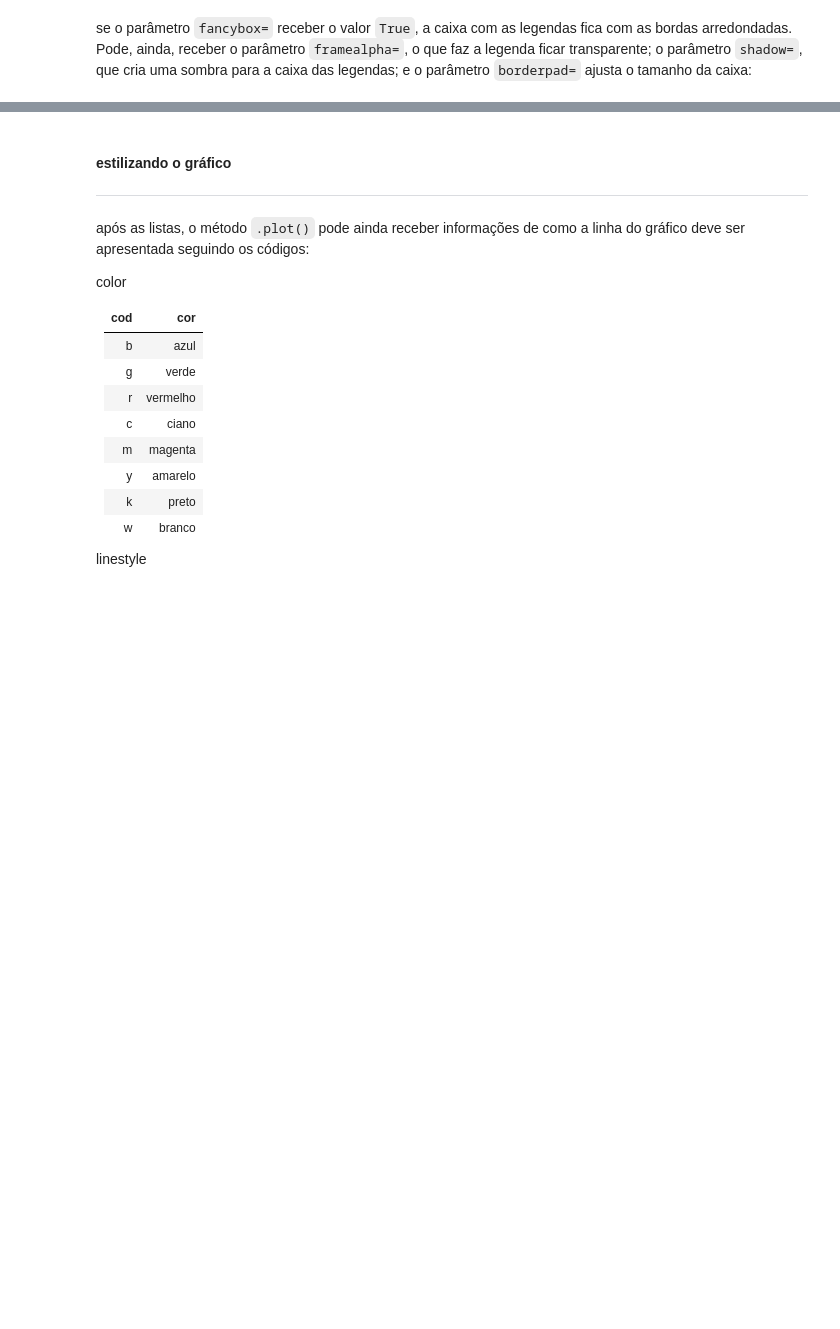
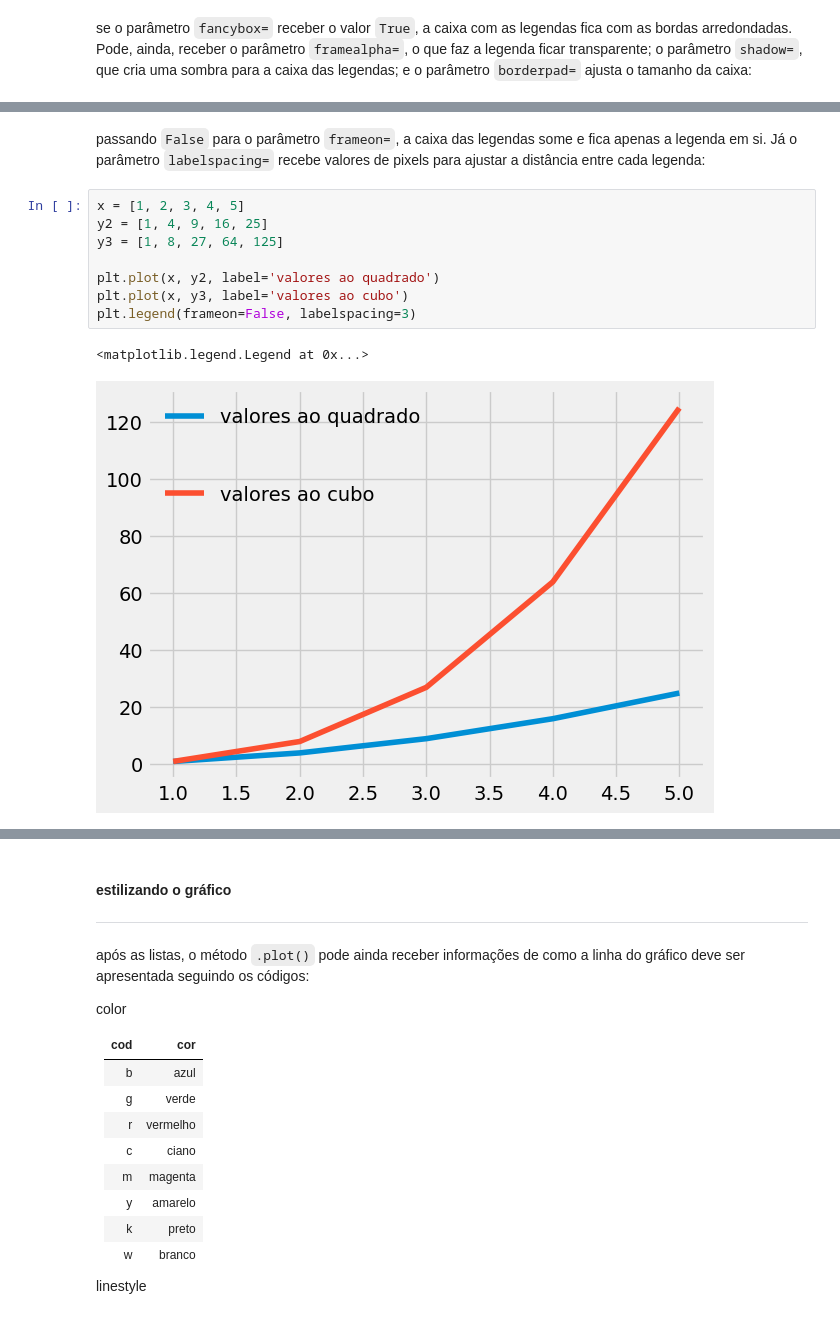
Before and after one commit to lucas-mt/studyPY, a Jupyter notebook: explicaçõesPY/módulos/matplotlib/linhas.ipynb, the cells around one changed output, grey strips where cells are left out. Saved outputs shown, nothing was run; the diff lists cells and outputs as text; blank space fills up the shorter version.

Commit message:
matplotlib: a saga continua

```diff
--- a/explicaçõesPY/módulos/matplotlib/linhas.ipynb
+++ b/explicaçõesPY/módulos/matplotlib/linhas.ipynb
@@ -164,0 +167,13 @@ plt.legend(fancybox=True, framealpha=0.5, shadow=True, borderpad=0.5)
+# %% [markdown]
+passando `False` para o parâmetro `frameon=`, a caixa das legendas some e fica apenas a legenda em si. Já o parâmetro `labelspacing=` recebe valores de pixels para ajustar a distância entre cada legenda:
+# %%
+x = [1, 2, 3, 4, 5]
+y2 = [1, 4, 9, 16, 25]
+y3 = [1, 8, 27, 64, 125]
+
+plt.plot(x, y2, label='valores ao quadrado')
+plt.plot(x, y3, label='valores ao cubo')
+plt.legend(frameon=False, labelspacing=3)
+# %% [output]
+<matplotlib.legend.Legend at 0x...>
+[figure, added]
```
Also changed, not shown: parts of 13 cells of this notebook, 3 other files.
